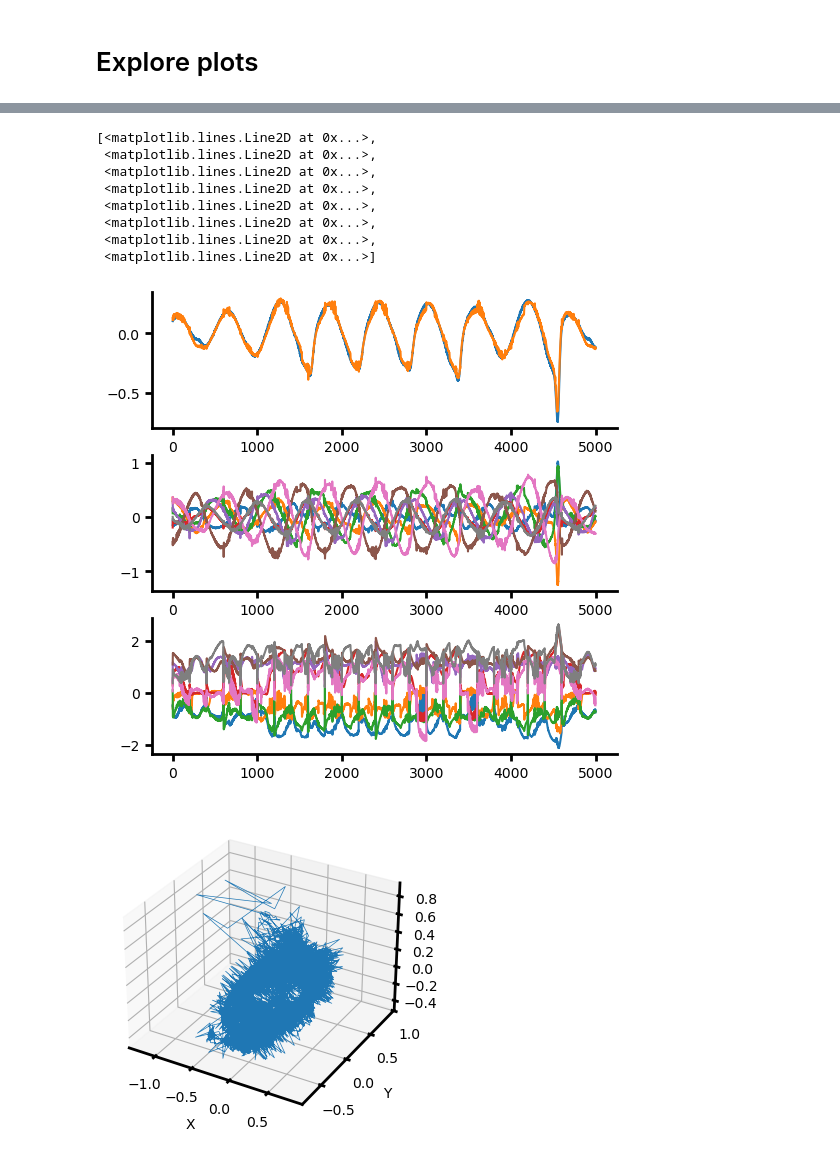
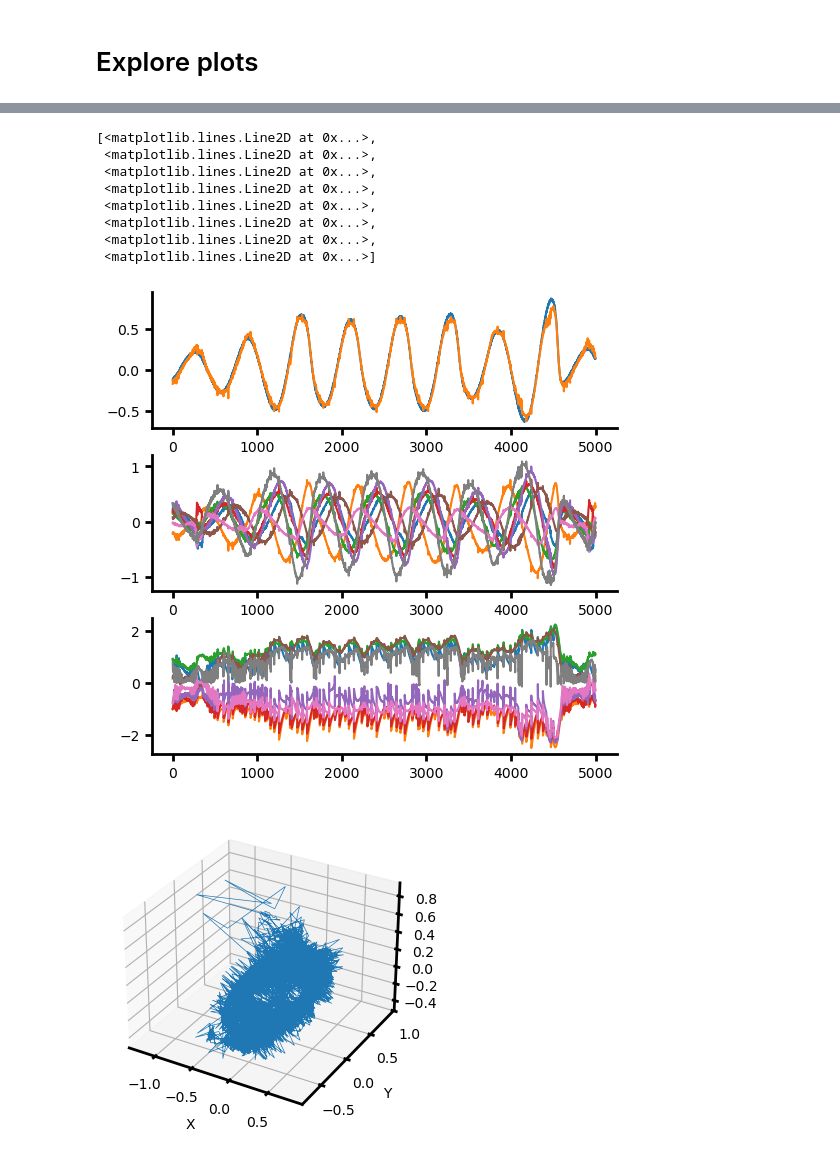
Before and after one commit to elliottabe/TiDHy, a Jupyter notebook: Rossler_SupFigure01.ipynb, the cells around one changed output, grey strips where cells are left out. Cells and saved outputs as stored; diff of their text form; code cells hidden in the pictures.

```diff
--- a/Rossler_SupFigure01.ipynb
+++ b/Rossler_SupFigure01.ipynb
@@ -116,7 +116,7 @@ for n, run_cfg in enumerate(run_cfg_list):
     print(n, temp.dataset.name, temp.version, run_cfg)
 
 # ###### Load and update config with specified paths template ######
-cfg_num = 5
+cfg_num = 8
 
 # NEW APPROACH: Load config and replace paths using workstation.yaml template
 cfg = load_config_and_override_paths(
@@ -522,7 +538,2 @@ Recommended mix_dim: 5 (current: 8)
 Discovered timescales: 3
 Timescale range: (0.0032176959794014692, 0.011040782555937767)
-# %%
-ts = 1
-# plt.plot(R2_hat[:,:10000,0].T)
-# plt.plot(R_hat[:10000])
-plt.plot(R2_hat[ts,:])
@@ -552,26 +540,26 @@ plt.plot(W[0,:,:])
 # %%
 t = 10000
 dt = 5000
-feature = 20
+feature = 0
 fig, axs = plt.subplots(3,1,figsize=(6,6))
 ax = axs[0]
 ax.plot(I[ts,t:t+dt,feature],label='I1')
 ax.plot(Ihat[ts,t:t+dt,feature],label='Ihat1')
 ax = axs[1]
 ax.plot(R_hat[ts,t:t+dt,:],label='R_hat')
 ax = axs[2]
 ax.plot(R2_hat[ts,t:t+dt,:],label='R_2hat')
 # ax.plot(Ihat[ts,:10000,2],label='Ihat3')
 # %% [output]
 [<matplotlib.lines.Line2D at 0x...>,
  <matplotlib.lines.Line2D at 0x...>,
  <matplotlib.lines.Line2D at 0x...>,
  <matplotlib.lines.Line2D at 0x...>,
  <matplotlib.lines.Line2D at 0x...>,
  <matplotlib.lines.Line2D at 0x...>,
  <matplotlib.lines.Line2D at 0x...>,
  <matplotlib.lines.Line2D at 0x...>]
-[figure, old version]
+[figure, new version]
 # %%
 fig = plt.figure(figsize=(6,4))
 ax = fig.add_subplot(111, projection='3d')
```
Also changed, not shown: parts of 23 cells of this notebook, 3 other files.
